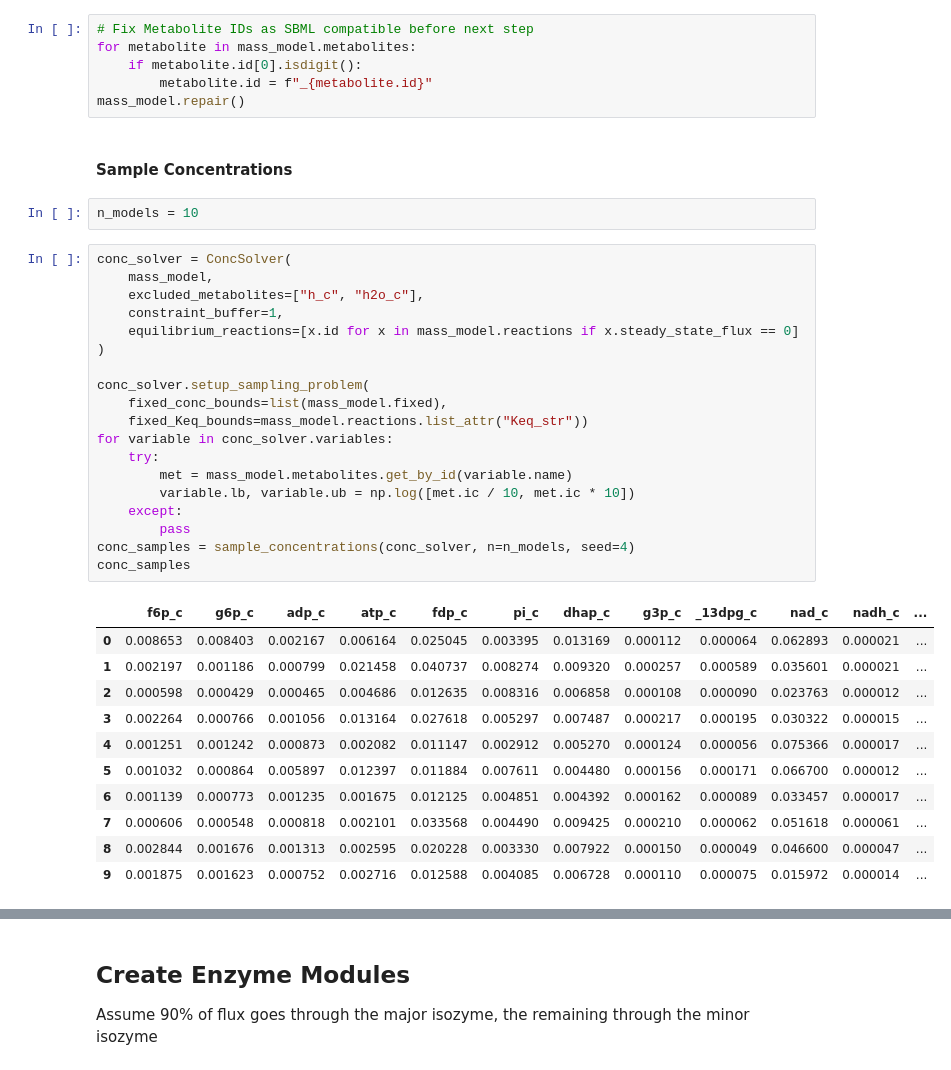
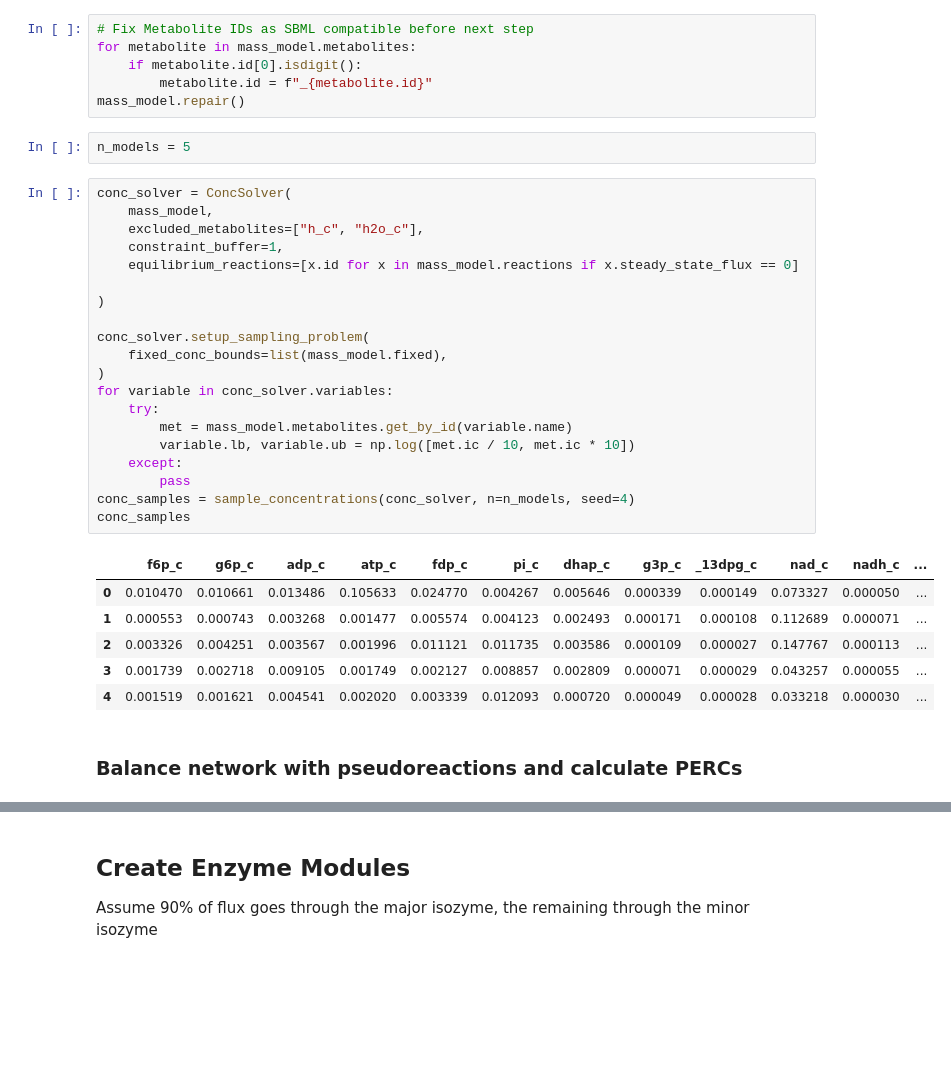
Before and after one commit to SBRG/GDGA_Shortcourse, a Jupyter notebook: Module4_Kinetics/Part2_Exercise/COBRA to MASS model workflow.ipynb, the cells around one changed output, grey strips where cells are left out. Drawn from its saved outputs; the diff is of its cells as text; blank space fills up the shorter version.

```diff
--- a/Module4_Kinetics/Part2_Exercise/COBRA to MASS model workflow.ipynb
+++ b/Module4_Kinetics/Part2_Exercise/COBRA to MASS model workflow.ipynb
@@ -317,41 +416,37 @@ for metabolite in mass_model.metabolites:
     if metabolite.id[0].isdigit():
         metabolite.id = f"_{metabolite.id}"
 mass_model.repair()
-# %% [markdown]
-#### Sample Concentrations
 # %%
-n_models = 10
+n_models = 5
 # %%
 conc_solver = ConcSolver(
     mass_model,
     excluded_metabolites=["h_c", "h2o_c"],
     constraint_buffer=1,
     equilibrium_reactions=[x.id for x in mass_model.reactions if x.steady_state_flux == 0]
+
 )
 
 conc_solver.setup_sampling_problem(
     fixed_conc_bounds=list(mass_model.fixed),
-    fixed_Keq_bounds=mass_model.reactions.list_attr("Keq_str"))
+)
 for variable in conc_solver.variables:
     try:
         met = mass_model.metabolites.get_by_id(variable.name)
         variable.lb, variable.ub = np.log([met.ic / 10, met.ic * 10])
     except:
         pass
 conc_samples = sample_concentrations(conc_solver, n=n_models, seed=4)
 conc_samples
 # %% [output]
 |  | f6p_c | g6p_c | adp_c | atp_c | fdp_c | pi_c | dhap_c | g3p_c | _13dpg_c | nad_c | nadh_c | ... |
-| 0 | 0.008653 | 0.008403 | 0.002167 | 0.006164 | 0.025045 | 0.003395 | 0.013169 | 0.000112 | 0.000064 | 0.062893 | 0.000021 | ... |
-| 1 | 0.002197 | 0.001186 | 0.000799 | 0.021458 | 0.040737 | 0.008274 | 0.009320 | 0.000257 | 0.000589 | 0.035601 | 0.000021 | ... |
-| 2 | 0.000598 | 0.000429 | 0.000465 | 0.004686 | 0.012635 | 0.008316 | 0.006858 | 0.000108 | 0.000090 | 0.023763 | 0.000012 | ... |
-| 3 | 0.002264 | 0.000766 | 0.001056 | 0.013164 | 0.027618 | 0.005297 | 0.007487 | 0.000217 | 0.000195 | 0.030322 | 0.000015 | ... |
-| 4 | 0.001251 | 0.001242 | 0.000873 | 0.002082 | 0.011147 | 0.002912 | 0.005270 | 0.000124 | 0.000056 | 0.075366 | 0.000017 | ... |
-| 5 | 0.001032 | 0.000864 | 0.005897 | 0.012397 | 0.011884 | 0.007611 | 0.004480 | 0.000156 | 0.000171 | 0.066700 | 0.000012 | ... |
-| 6 | 0.001139 | 0.000773 | 0.001235 | 0.001675 | 0.012125 | 0.004851 | 0.004392 | 0.000162 | 0.000089 | 0.033457 | 0.000017 | ... |
-| 7 | 0.000606 | 0.000548 | 0.000818 | 0.002101 | 0.033568 | 0.004490 | 0.009425 | 0.000210 | 0.000062 | 0.051618 | 0.000061 | ... |
-| 8 | 0.002844 | 0.001676 | 0.001313 | 0.002595 | 0.020228 | 0.003330 | 0.007922 | 0.000150 | 0.000049 | 0.046600 | 0.000047 | ... |
-| 9 | 0.001875 | 0.001623 | 0.000752 | 0.002716 | 0.012588 | 0.004085 | 0.006728 | 0.000110 | 0.000075 | 0.015972 | 0.000014 | ... |
+| 0 | 0.010470 | 0.010661 | 0.013486 | 0.105633 | 0.024770 | 0.004267 | 0.005646 | 0.000339 | 0.000149 | 0.073327 | 0.000050 | ... |
+| 1 | 0.000553 | 0.000743 | 0.003268 | 0.001477 | 0.005574 | 0.004123 | 0.002493 | 0.000171 | 0.000108 | 0.112689 | 0.000071 | ... |
+| 2 | 0.003326 | 0.004251 | 0.003567 | 0.001996 | 0.011121 | 0.011735 | 0.003586 | 0.000109 | 0.000027 | 0.147767 | 0.000113 | ... |
+| 3 | 0.001739 | 0.002718 | 0.009105 | 0.001749 | 0.002127 | 0.008857 | 0.002809 | 0.000071 | 0.000029 | 0.043257 | 0.000055 | ... |
+| 4 | 0.001519 | 0.001621 | 0.004541 | 0.002020 | 0.003339 | 0.012093 | 0.000720 | 0.000049 | 0.000028 | 0.033218 | 0.000030 | ... |
+# %% [markdown]
+### Balance network with pseudoreactions and calculate PERCs
 # %%
 models_for_ensemble = []
 for idx, conc_sample in conc_samples.iterrows():
```
Also changed, not shown: parts of 44 cells of this notebook, 30 other files.
